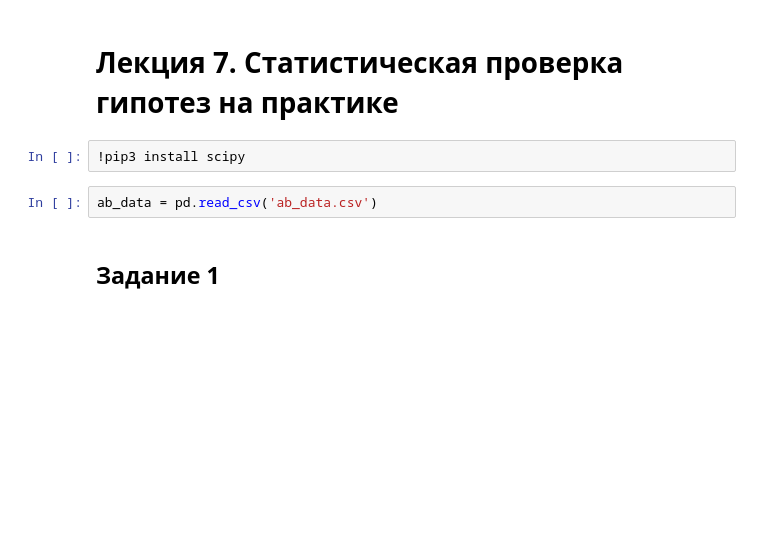
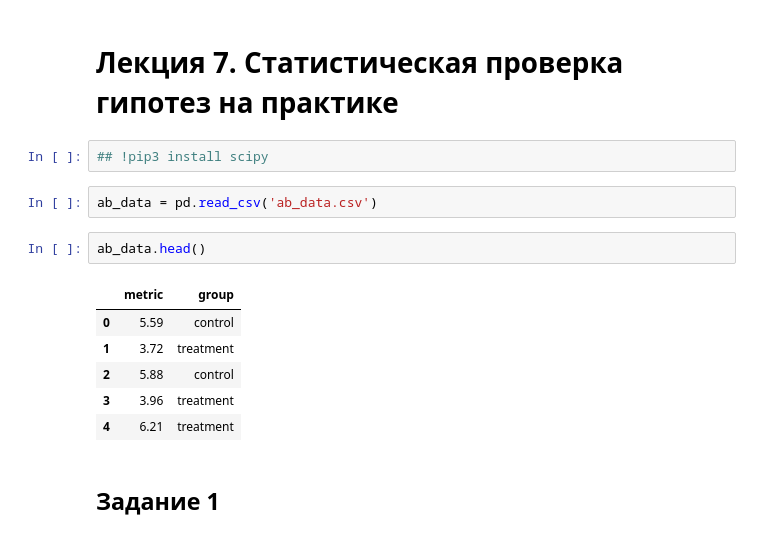
Before and after one commit to gbrs/sirius_data_analysis, a Jupyter notebook: module_10_tasks.ipynb, the cells around one changed output. Drawn from its saved outputs; the diff is of its cells as text; blank space fills up the shorter version.

```diff
--- a/module_10_tasks.ipynb
+++ b/module_10_tasks.ipynb
@@ -151,9 +189,18 @@ for i in range(N):
 # %% [markdown]
 # Лекция 7. Статистическая проверка гипотез на практике
 # %%
-!pip3 install scipy
+## !pip3 install scipy
 # %%
 ab_data = pd.read_csv('ab_data.csv')
+# %%
+ab_data.head()
+# %% [output]
+|  | metric | group |
+| 0 | 5.59 | control |
+| 1 | 3.72 | treatment |
+| 2 | 5.88 | control |
+| 3 | 3.96 | treatment |
+| 4 | 6.21 | treatment |
 # %% [markdown]
 ## Задание 1
 # %% [markdown]
```
Also changed, not shown: parts of 13 cells of this notebook, 1 other file.
